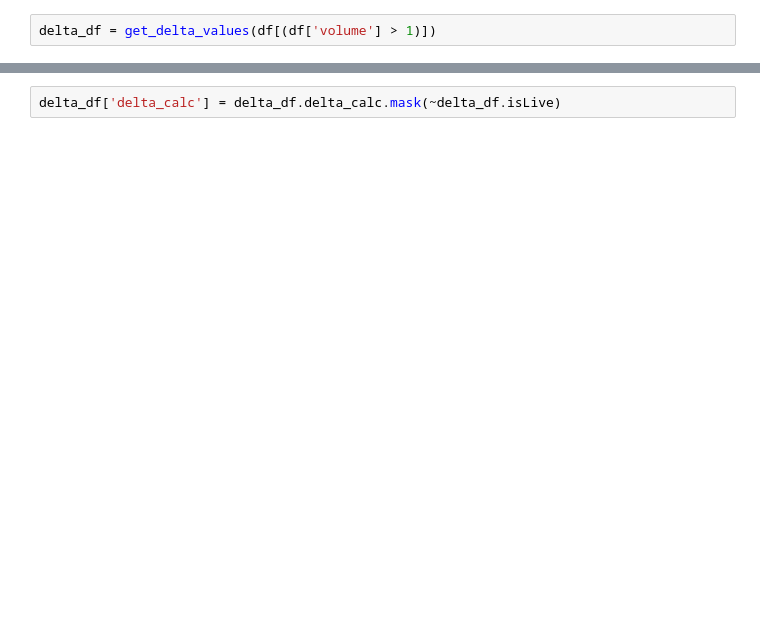
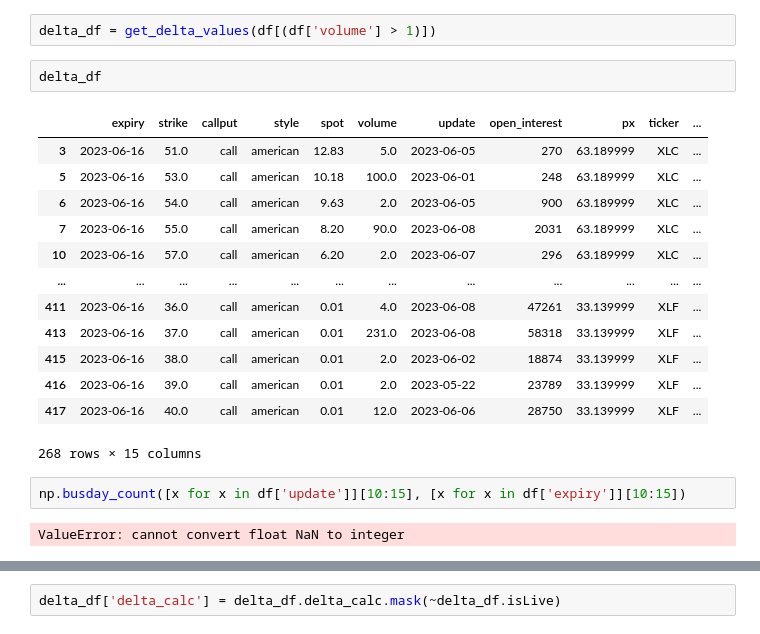
Before and after one commit to BenBowring/OptionSite, a Jupyter notebook: polygon_create.ipynb, the cells around one changed output, grey strips where cells are left out. Cells and saved outputs as stored; diff of their text form; blank space fills up the shorter version.

```diff
--- a/polygon_create.ipynb
+++ b/polygon_create.ipynb
@@ -116,2 +148,22 @@ df[(df['ticker'] == 'SPY') & (df['volume'] > 1)]
 # %%
 delta_df = get_delta_values(df[(df['volume'] > 1)])
+# %%
+delta_df
+# %% [output]
+|  | expiry | strike | callput | style | spot | volume | update | open_interest | px | ticker | ... |
+| 3 | 2023-06-16 | 51.0 | call | american | 12.83 | 5.0 | 2023-06-05 | 270 | 63.189999 | XLC | ... |
+| 5 | 2023-06-16 | 53.0 | call | american | 10.18 | 100.0 | 2023-06-01 | 248 | 63.189999 | XLC | ... |
+| 6 | 2023-06-16 | 54.0 | call | american | 9.63 | 2.0 | 2023-06-05 | 900 | 63.189999 | XLC | ... |
+| 7 | 2023-06-16 | 55.0 | call | american | 8.20 | 90.0 | 2023-06-08 | 2031 | 63.189999 | XLC | ... |
+| 10 | 2023-06-16 | 57.0 | call | american | 6.20 | 2.0 | 2023-06-07 | 296 | 63.189999 | XLC | ... |
+| ... | ... | ... | ... | ... | ... | ... | ... | ... | ... | ... | ... |
+| 411 | 2023-06-16 | 36.0 | call | american | 0.01 | 4.0 | 2023-06-08 | 47261 | 33.139999 | XLF | ... |
+| 413 | 2023-06-16 | 37.0 | call | american | 0.01 | 231.0 | 2023-06-08 | 58318 | 33.139999 | XLF | ... |
+| 415 | 2023-06-16 | 38.0 | call | american | 0.01 | 2.0 | 2023-06-02 | 18874 | 33.139999 | XLF | ... |
+| 416 | 2023-06-16 | 39.0 | call | american | 0.01 | 2.0 | 2023-05-22 | 23789 | 33.139999 | XLF | ... |
+| 417 | 2023-06-16 | 40.0 | call | american | 0.01 | 12.0 | 2023-06-06 | 28750 | 33.139999 | XLF | ... |
+268 rows × 15 columns
+# %%
+np.busday_count([x for x in df['update']][10:15], [x for x in df['expiry']][10:15])
+# %% [output]
+ValueError: cannot convert float NaN to integer
```
Also changed, not shown: parts of 25 cells of this notebook, 6 other files.
